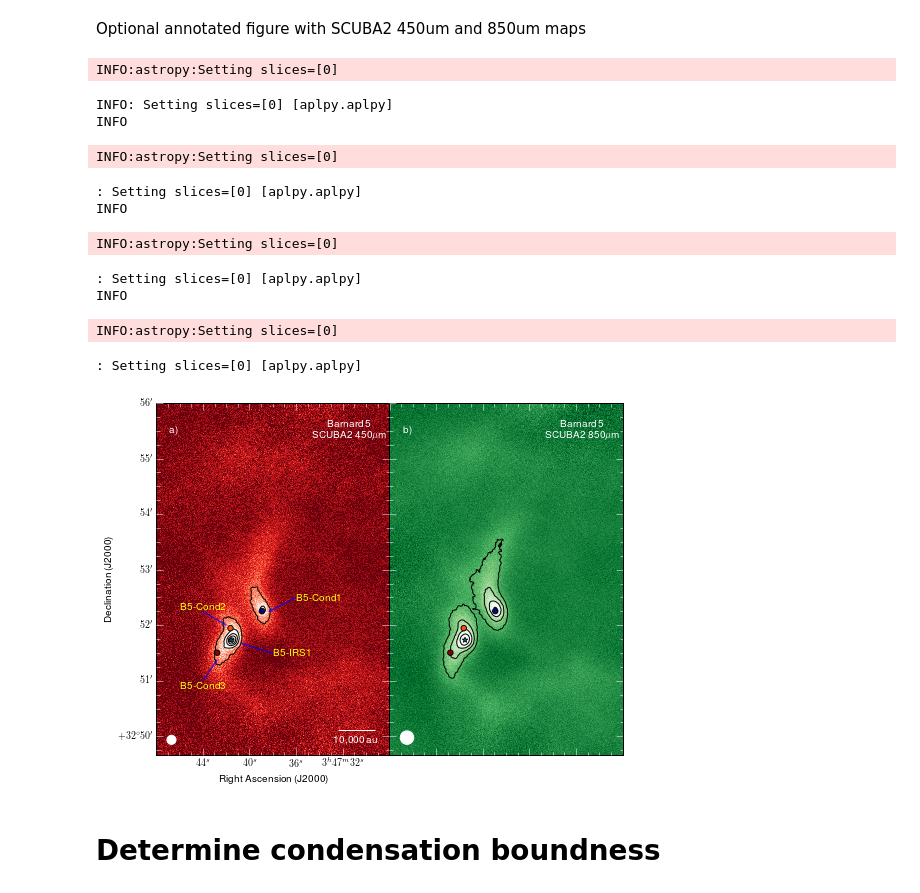
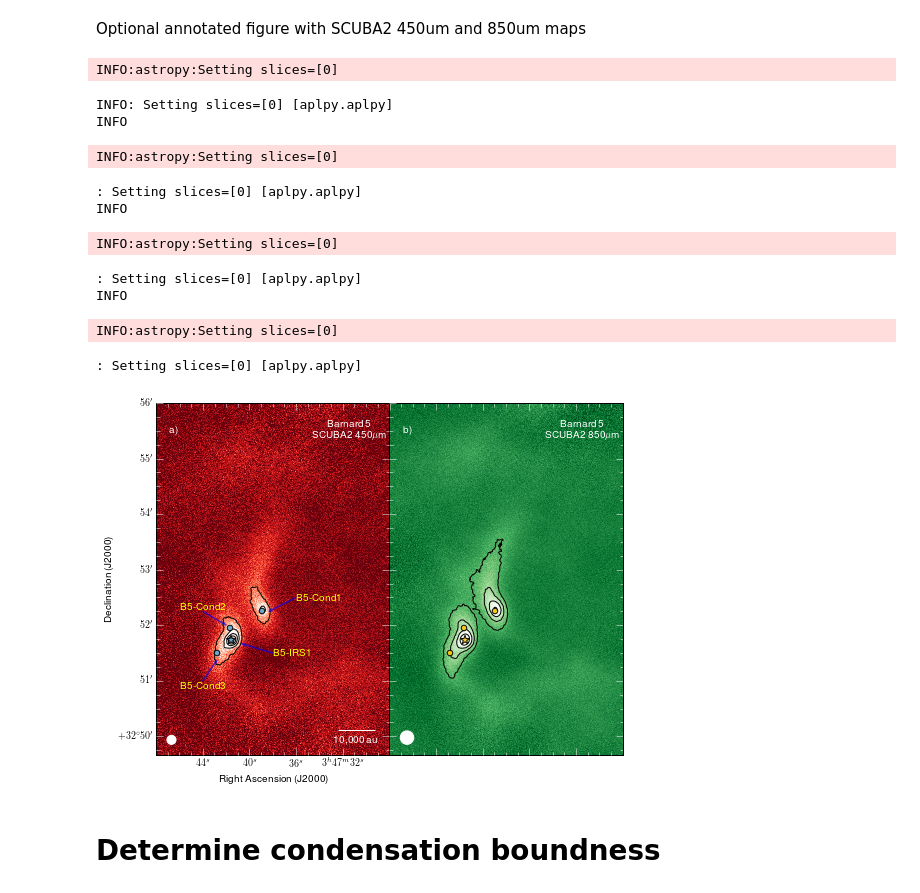
Before and after one commit to e-koch/B5_wide_multiple, a Jupyter notebook: B5_multiple_notebook_v0.9.ipynb, the cells around one changed output. Drawn from its saved outputs; the diff is of its cells as text; code cells hidden in the pictures.

Commit message:
Update on figures
-changed color of symbols

```diff
--- a/B5_multiple_notebook_v0.9.ipynb
+++ b/B5_multiple_notebook_v0.9.ipynb
@@ -709,19 +709,19 @@ Optional annotated figure with SCUBA2 450um and 850um maps
 # %%
 fig=plt.figure(figsize=( 7.2, 5.5))
 
-fig1=aplpy.FITSFigure(file_scuba2_450, hdu=0, figure=fig, subplot=[0.10,0.1,0.45,0.89])
-fig2=aplpy.FITSFigure(file_scuba2_850, hdu=0, figure=fig, subplot=[0.55,0.1,0.45,0.89])
+fig1=aplpy.FITSFigure(file_scuba2_450, hdu=0, figure=fig, subplot=[0.10,0.1,0.45,0.89], slices=[0])
+fig2=aplpy.FITSFigure(file_scuba2_850, hdu=0, figure=fig, subplot=[0.55,0.1,0.45,0.89], slices=[0])
 
 fig1.recenter(ra_c, dec_c, width=0.07, height=0.1)
 fig2.recenter(ra_c, dec_c, width=0.07, height=0.1)
 
 cont_lev_450=np.arange(3*scuba2_450_rms,45e-3,3*scuba2_450_rms) # in Jy/pixel
 fig1.show_colorscale( cmap='Reds_r', vmin=-0.0001, vmax=0.0014)
-fig1.show_contour( file_scuba2_450, levels=cont_lev_450, colors='black', kernel='box', smooth=5)
+fig1.show_contour( file_scuba2_450, levels=cont_lev_450, colors='black', kernel='box', smooth=5, slices=[0])
 
 cont_lev_850=np.arange(3*scuba2_850_rms,45e-3,3*scuba2_850_rms) # in Jy/pixel
 fig2.show_colorscale( cmap='Greens_r', vmin=-0.08e-3, vmax=0.3e-3)
-fig2.show_contour( file_scuba2_850, levels=cont_lev_850, colors='black', kernel='box', smooth=5)
+fig2.show_contour( file_scuba2_850, levels=cont_lev_850, colors='black', kernel='box', smooth=5, slices=[0])
 
 fig1.add_beam()
 fig1.beam.set_color('white')
@@ -737,10 +737,14 @@ fig1.ticks.set_minor_frequency(4)
 fig2.ticks.set_minor_frequency(4)
 
 # YSO
-fig1.show_markers(ra_yso,  dec_yso,  marker='*', alpha=0.95, layer='lay_yso',  c=(0.,0.664,0.800), zorder=50)
-fig1.show_markers(ra_blob, dec_blob, marker='o', alpha=0.95, layer='lay_blob', c=(0.,0.664,0.800), zorder=51)
-fig2.show_markers(ra_yso,  dec_yso,  marker='*', alpha=0.95, layer='lay_yso',  c=(0.,0.664,0.800), zorder=52)
-fig2.show_markers(ra_blob, dec_blob, marker='o', alpha=0.95, layer='lay_blob', c=(0.,0.664,0.800), zorder=53)
+#blue_color=(0.,0.34375,0.83984375)
+#blue_color=(0.,0.6171875,0.2734375)
+blue_color='#67a9cf'
+orange_color=(0.96875,0.7890625,0.08203125)
+fig1.show_markers(ra_yso,  dec_yso,  marker='*', alpha=0.95, layer='lay_yso', edgecolor='black', facecolor=blue_color,  zorder=50, s=90)
+fig1.show_markers(ra_blob, dec_blob, marker='o', alpha=0.95, layer='lay_blob',edgecolor='black', facecolor=blue_color,  zorder=51, s=30)
+fig2.show_markers(ra_yso,  dec_yso,  marker='*', alpha=0.95, layer='lay_yso', edgecolor='black', facecolor=orange_color,zorder=52, s=90)
+fig2.show_markers(ra_blob, dec_blob, marker='o', alpha=0.95, layer='lay_blob',edgecolor='black', facecolor=orange_color,zorder=53, s=30)
 
 for i in np.arange(len(text_label)):
 	fig1.add_label(ra_label[i], dec_label[i], text_label[i], horizontalalignment=align[i], color='yellow',zorder=51+i, verticalalignment=v_align[i])
@@ -755,34 +759,34 @@ fig1.scalebar.set_label('10,000 au')
 #labels and tick labels
 fig1.axis_labels.set_xtext('Right Ascension (J2000)')
 fig1.axis_labels.set_ytext('Declination (J2000)')
 fig2.axis_labels.set_xtext('')
 fig2.axis_labels.set_ytext('')
 
 fig1.tick_labels.set_xformat('hh:mm:ss')
 fig1.tick_labels.set_yformat('dd:mm')
 fig2.tick_labels.set_xformat('hh:mm:ss')
 fig2.tick_labels.set_yformat('dd:mm')
 
 fig2.tick_labels.hide()
 
 fig1.ticks.set_color('white')
 
 if save_figure:
     plt.savefig(figure_dir+'B5-450-850-anotated.pdf', bbox_inches='tight')
     plt.savefig(figure_dir+'B5-450-850-anotated.png', bbox_inches='tight')
 # %% [output]
 INFO:astropy:Setting slices=[0]
 INFO: Setting slices=[0] [aplpy.aplpy]
 INFO
 INFO:astropy:Setting slices=[0]
 : Setting slices=[0] [aplpy.aplpy]
 INFO
 INFO:astropy:Setting slices=[0]
 : Setting slices=[0] [aplpy.aplpy]
 INFO
 INFO:astropy:Setting slices=[0]
 : Setting slices=[0] [aplpy.aplpy]
-[figure, old version]
+[figure, new version]
 # %% [markdown]
 # Determine condensation boundness
 # %% [markdown]
```
Also changed, not shown: parts of 1 cell of this notebook, 7 other files.
